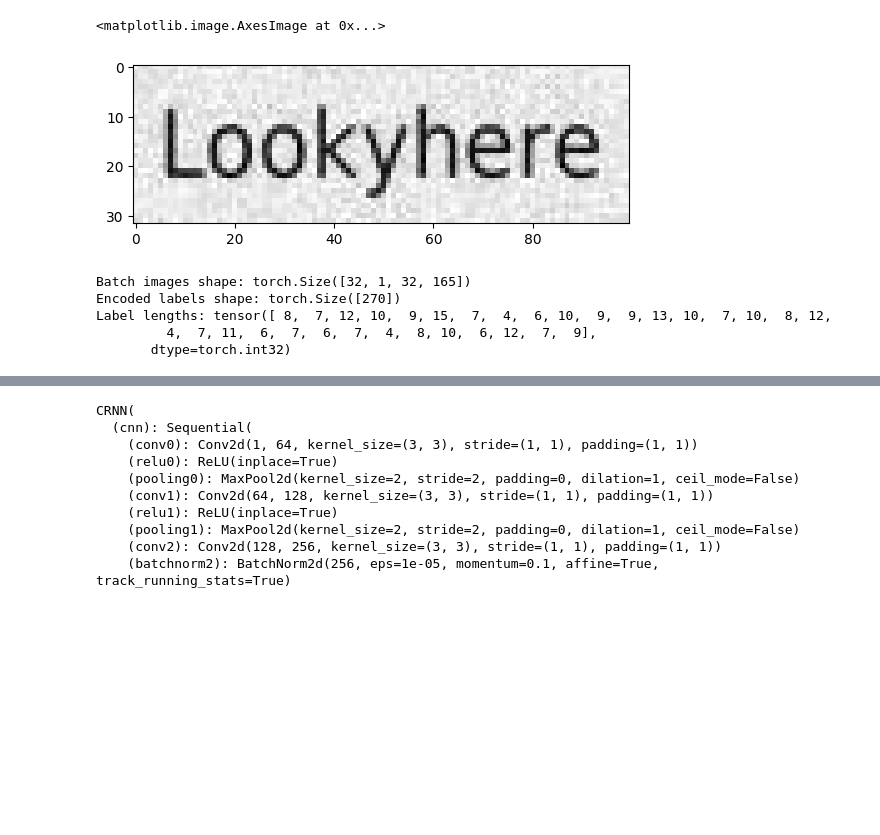
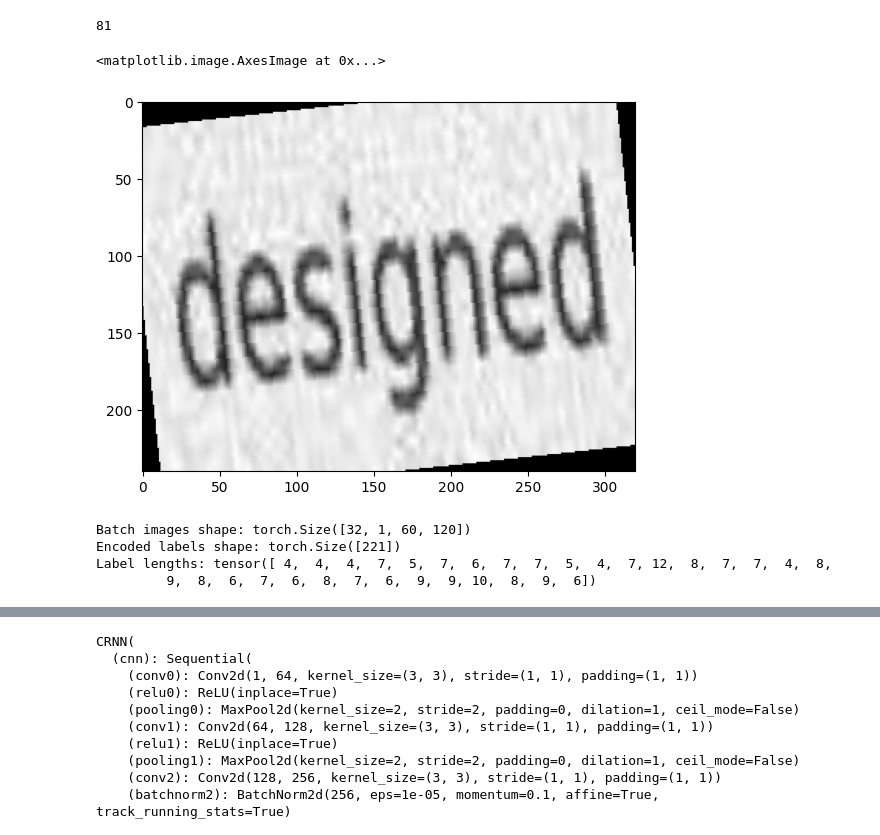
Before and after one commit to Sauravroy34/get_the_text, a Jupyter notebook: main.ipynb, the cells around one changed output, grey strips where cells are left out. Saved outputs shown, nothing was run; the diff lists cells and outputs as text; code cells hidden in the pictures; blank space fills up the shorter version.

Commit message:
enhanced training

```diff
--- a/main.ipynb
+++ b/main.ipynb
@@ -10,4 +10,8 @@ import math
 from ocr_label_converter import OCRLabelConverter
 # %%
 alphabet = """Only thewigsofrcvdampbkuq.$A-210xT5'MDL,RYHJ"ISPWENj&BC93VGFKz();#:!7U64Q8?+*ZX/%"""
+converter = OCRLabelConverter(alphabet)
+len(alphabet)
+# %% [output]
+81
 # %%
@@ -46,8 +48,8 @@ class Ocr_Dataset(Dataset):
         self.imgpath = os.listdir(dir)
         f = lambda x: os.path.join(self.dir, x)
         self.images_path = list(map(f,self.imgpath))
-        transform_list =  [
-                            transforms.RandomRotation(5),
+        transform_list =  [ transforms.Resize((240,320)),
+                            transforms.RandomRotation(15),
                             transforms.Grayscale(1),
                             transforms.ToTensor(),
                             transforms.Normalize((0.5,), (0.5,))
@@ -55,7 +57,7 @@ class Ocr_Dataset(Dataset):
         self.transform = transforms.Compose(transform_list)
 
 
-        self.collate_fn = SynthCollator()
+        self.collate_fn = collate_fn
 
     def __len__(self):
         return len(self.imgpath)
@@ -70,18 +72,23 @@ class Ocr_Dataset(Dataset):
 
         item = {'img':img,'idx':index}
         item["label"] = image_name.split("_")[0]
+
+
         return item
 # %%
-dir = "/home/saurav/Desktop/Get_The_Text/data/train"
+dir = "/home/saurav/Desktop/get_the_text/data/Train"
+valid_dir = "/home/saurav/Desktop/get_the_text/data/Test"
+
 import matplotlib.pyplot as plt
 import numpy as np
 dataset = Ocr_Dataset(dir)
+valid_ocr = Ocr_Dataset(valid_dir)
 len(dataset)
 
-img = np.asarray(dataset[0]['img'])
+img = np.asarray(dataset[12]['img'])
 img = np.squeeze(img)
 plt.imshow(img,cmap='gray')
 # %% [output]
 <matplotlib.image.AxesImage at 0x...>
-[figure, old version]
+[figure, new version]
 # %%
@@ -198,10 +207,17 @@ train_dataloader = DataLoader(
     dataset=dataset,
     batch_size=32,
     shuffle=True,
-    num_workers=4,
-    pin_memory=True,
     collate_fn=SynthCollator()
+
+
 )
+valid_dataloader = DataLoader(
+    dataset=valid_ocr,
+    collate_fn=SynthCollator(),
+    shuffle=True,
+    batch_size=32
+)
+
 for batch in train_dataloader:
     images = batch['img']  # (batch_size, 1, H, max_width)
     labels = batch['label']  # Encoded labels tensor
@@ -209,11 +225,11 @@ for batch in train_dataloader:
     print(f"Batch images shape: {images.shape}")
     print(f"Encoded labels shape: {labels.shape}")
     print(f"Label lengths: {label_lengths}")
+
     break
 # %% [output]
-Batch images shape: torch.Size([32, 1, 32, 165])
-Encoded labels shape: torch.Size([270])
-Label lengths: tensor([ 8,  7, 12, 10,  9, 15,  7,  4,  6, 10,  9,  9, 13, 10,  7, 10,  8, 12,
-         4,  7, 11,  6,  7,  6,  7,  4,  8, 10,  6, 12,  7,  9],
-       dtype=torch.int32)
+Batch images shape: torch.Size([32, 1, 60, 120])
+Encoded labels shape: torch.Size([221])
+Label lengths: tensor([ 4,  4,  4,  7,  5,  7,  6,  7,  7,  5,  4,  7, 12,  8,  7,  7,  4,  8,
+         9,  8,  6,  7,  6,  8,  7,  6,  9,  9, 10,  8,  9,  6])
 # %%
```
Also changed, not shown: parts of 3 cells of this notebook.
